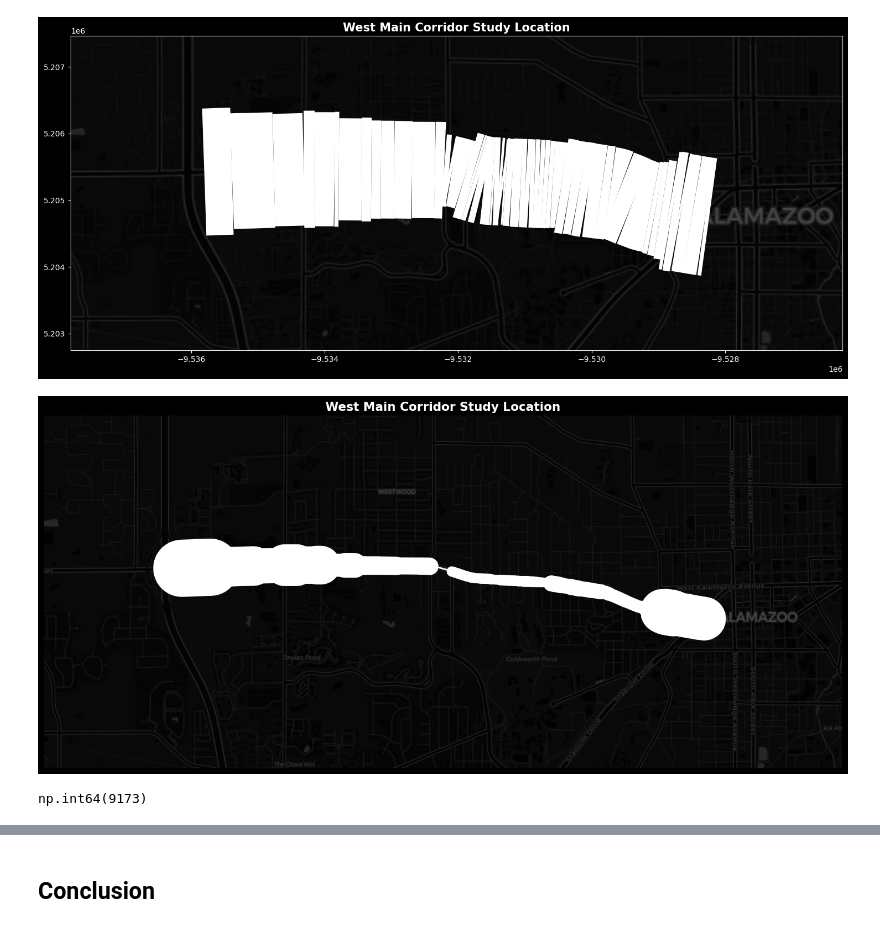
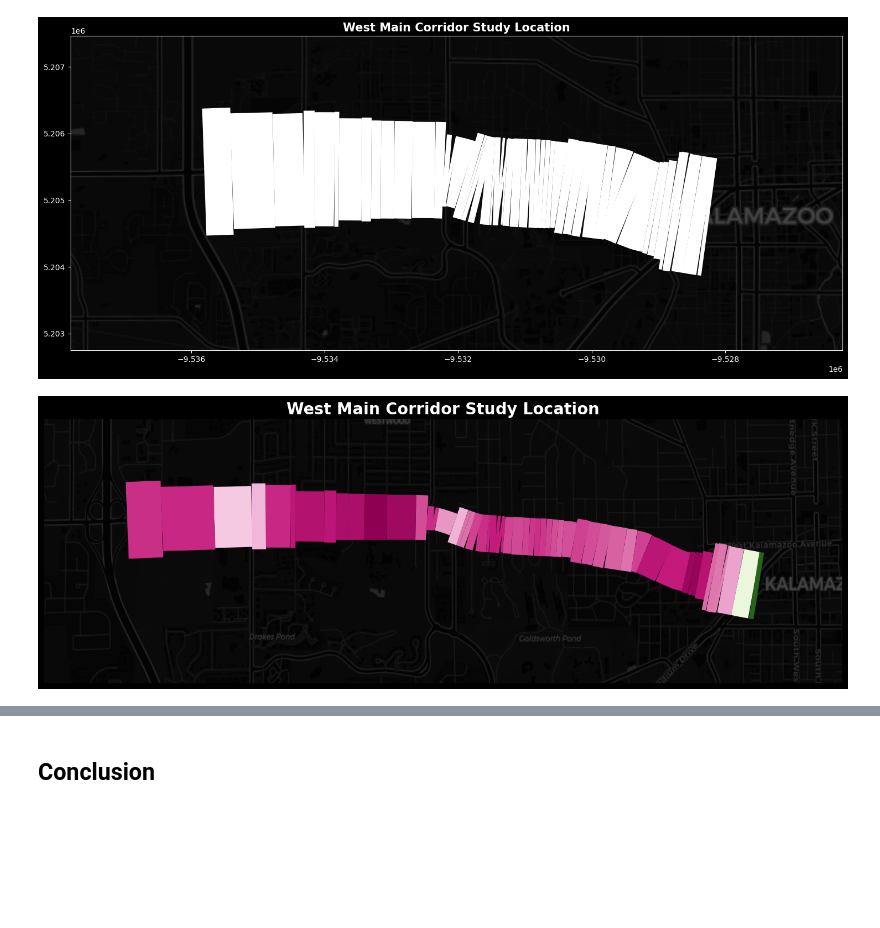
Before and after one commit to eKerney/data-notebooks, a Jupyter notebook: kzoo_streetlight/final_data_workflow.ipynb, the cells around one changed output, grey strips where cells are left out. Cells and saved outputs as stored; diff of their text form; code cells hidden in the pictures; blank space fills up the shorter version.

Commit message:
traffic map improvements

```diff
--- a/kzoo_streetlight/final_data_workflow.ipynb
+++ b/kzoo_streetlight/final_data_workflow.ipynb
@@ -511,36 +511,39 @@ cx.add_basemap(ax, source=cx.providers.CartoDB.DarkMatter, attribution=False, zo
 # %%
 from matplotlib.collections import LineCollection
 import matplotlib.pyplot as plt
-import geopandas as gpd
-from shapely.geometry import LineString
-#
 from sklearn.preprocessing import MinMaxScaler
+
+###
+i = 0
+scaler2 = MinMaxScaler()
+join_gdf["normalized_speed"] = scaler2.fit_transform(join_gdf[["Free Flow Spd (mph)"]])
+cmap = plt.cm.get_cmap(c.divr[i])
+join_gdf["color"] = join_gdf["normalized_speed"].apply(cmap)
+colors = join_gdf["color"].tolist()
+###
+
 scaler = MinMaxScaler()
 join_gdf["normalized_traffic"] = scaler.fit_transform(join_gdf[['Avg Daily Seg Traffic ']])
-offset = 0.2  # This makes sure no value is exactly 0
+offset = 0.8  # This makes sure no value is exactly 0
 join_gdf["normalized_traffic"] = join_gdf["normalized_traffic"] + offset
-join_gdf["line_width"] = (join_gdf["normalized_traffic"] ** 2) * 50
-#
-fig, ax = plt.subplots(figsize=(18,8))
+join_gdf["line_width"] = (join_gdf["normalized_traffic"] ** 1.5) * 40
+fig, ax = plt.subplots(figsize=(18,6))
 lines = [list(row.geometry.coords) for _, row in join_gdf.iterrows()]
-widths = (join_gdf['Avg Daily Seg Traffic '] ** 1.7 / 100000)
 # colors = gdf["color"]
 line_collection = LineCollection(
     lines,
     linewidths=join_gdf['line_width'],
-    capstyle='round',  # Rounded ends
-    alpha=1           # Full opacity
+    alpha=1,
+    zorder=2,
+    capstyle='butt',
+    colors=colors,
 )
 ax.add_collection(line_collection)
-x = 2000
+x = 1000
 ax.set_xlim(left=b2[0]-x, right=b2[2]+x);
 ax.set_ylim(bottom=b2[1]-x, top=b2[3]+x);
-ax.set_title('West Main Corridor Study Location', fontsize=15, fontweight='bold')
+ax.set_title('West Main Corridor Study Location', fontsize=20, fontweight='bold')
 ax.set_axis_off()
 cx.add_basemap(ax, source=cx.providers.CartoDB.DarkMatter, attribution=False, zoom=14)
 # %% [output]
-[figure, old version]
+[figure, new version]
-# %%
-join_gdf["Avg Daily Seg Traffic "].min()
-# %% [output]
-np.int64(9173)
```
Also changed, not shown: parts of 4 cells of this notebook.
